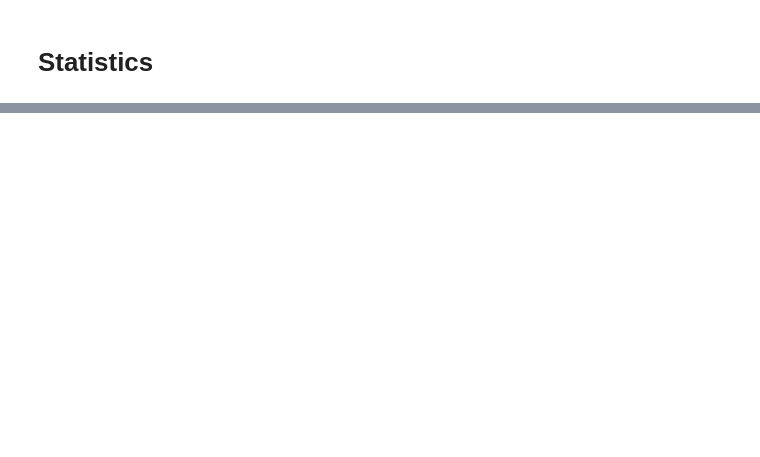
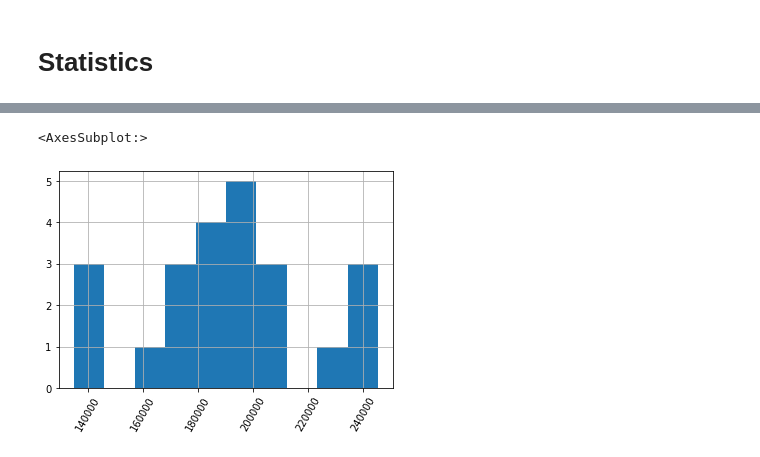
Before and after one commit to Lyloox/my_spotiPy, a Jupyter notebook: notebooks/sort_playlist.ipynb, the cells around one changed output, grey strips where cells are left out. Cells and saved outputs as stored; diff of their text form; code cells hidden in the pictures; blank space fills up the shorter version.

```diff
--- a/notebooks/sort_playlist.ipynb
+++ b/notebooks/sort_playlist.ipynb
@@ -188,0 +235,5 @@ Name: tempo, dtype: float64
+# %%
+df['duration_ms'].sort_values().hist(xrot=60)
+# %% [output]
+<AxesSubplot:>
+[figure, added]
```
Also changed, not shown: parts of 15 cells of this notebook.
